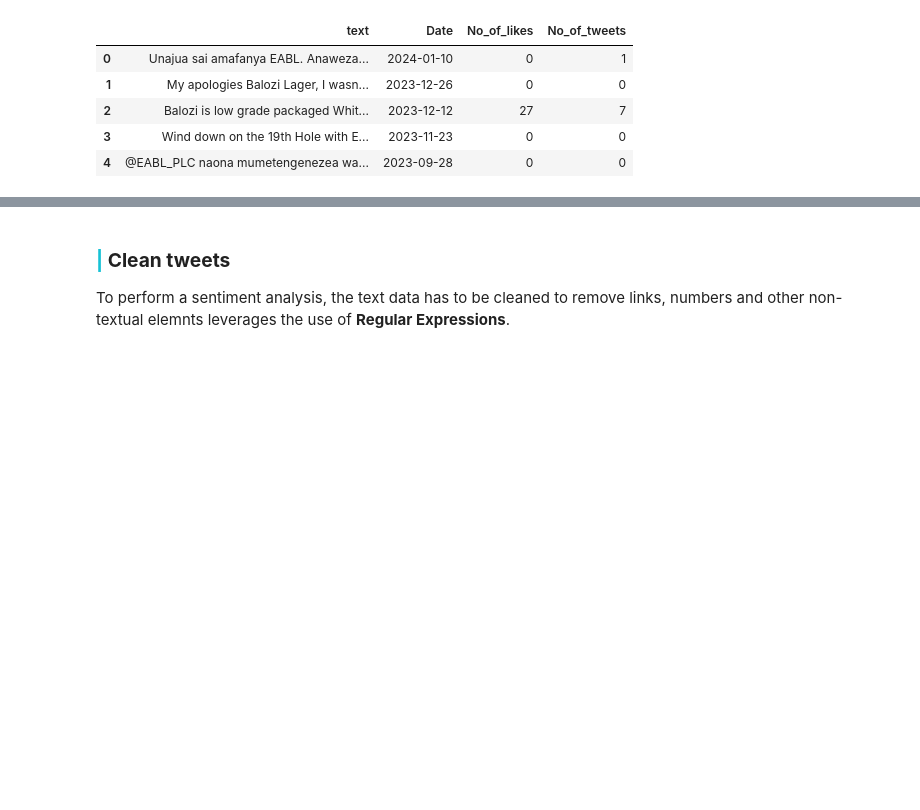
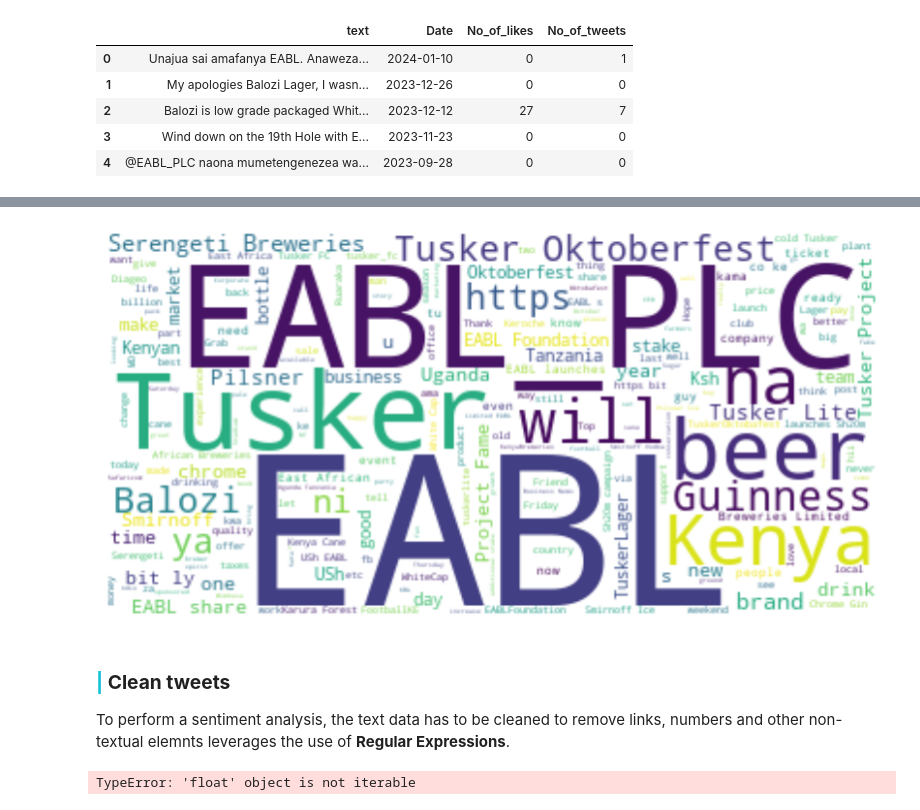
Before and after one commit to derak-isaack/dsc-capstone-project_finale, a Jupyter notebook: main.ipynb, the cells around one changed output, grey strips where cells are left out. Drawn from its saved outputs; the diff is of its cells as text; code cells hidden in the pictures; blank space fills up the shorter version.

Commit message:
commenced sentiment analysis

```diff
--- a/main.ipynb
+++ b/main.ipynb
@@ -867,0 +872,3 @@ merge_sentiments_fin.to_csv('merge_sentiments_fin4.csv', index=False)
+# %%
+df_model = pd.read_csv('merged_sentiments.csv')
+df_model.head()
@@ -868,4 +882,56 @@ merge_sentiments_fin.to_csv('merge_sentiments_fin4.csv', index=False)
+# %%
+# Define the plot for the wordclouds.
+text = df_model['text'].str.cat(sep=' ')
+wc = WordCloud(background_color='white',
+               stopwords=STOPWORDS,
+               min_font_size=3,
+               max_words=300).generate(text)
+
+plt.figure(figsize=(10, 10))
+plt.imshow(wc, interpolation='bilinear')
+plt.axis("off")
+plt.show()
+# %% [output]
+[figure, added]
 # %% [markdown]
 ### <b><span style='color:#16C2D5'>|</span> Clean tweets</b>
 
 To perform a sentiment analysis, the text data has to be cleaned to remove links, numbers and other non-textual elemnts leverages the use of **Regular Expressions**.
+# %%
+# Define a class to clean the twitter data for easier analysis and do a sentiment analysis.
+
+class CleanTweets:
+    def __init__(self, data) -> None:
+        self.data = data.copy()
+
+    def clean_twitter_data(self):
+        # Remove URLs from the text
+        self.data['text'] = self.data['text'].str.replace(r'http\S+', '')
+        # Remove mentions from the text
+        self.data['text'] = self.data['text'].str.replace(r'@\S+', '')
+        # Remove hashtags from the text
+        self.data['text'] = self.data['text'].str.replace(r'#\S+', '')
+        # Remove punctuation from the text
+        self.data['text'] = self.data['text'].str.replace(r'[^\w\s]', '')
+        # Remove extra whitespace from the text
+        self.data['text'] = self.data['text'].str.replace(r'\s+', ' ')
+        # Remove leading and trailing whitespace from the text
+        self.data['text'] = self.data['text'].str.strip()
+
+class SentimentAnalyzer(CleanTweets):
+    def __init__(self, data) -> None:
+        super().__init__(data)
+
+    def analyze_sentiment(self):
+        # Analyze sentiment using VaderSentiment
+        vader = SentimentIntensityAnalyzer()
+        self.data['compound'] = self.data['text'].apply(lambda text: vader.polarity_scores(text)['compound'])
+
+        self.data['weighted_compound'] = self.data['compound'] * (self.data['No_of_tweets'] + self.data['No_of_likes'])
+
+        return self.data
+
+sentiments = SentimentAnalyzer(df_model)
+df_model_with_sentiment = sentiments.analyze_sentiment()
+# %% [output]
+TypeError: 'float' object is not iterable
```
Also changed, not shown: parts of 2 cells of this notebook.
